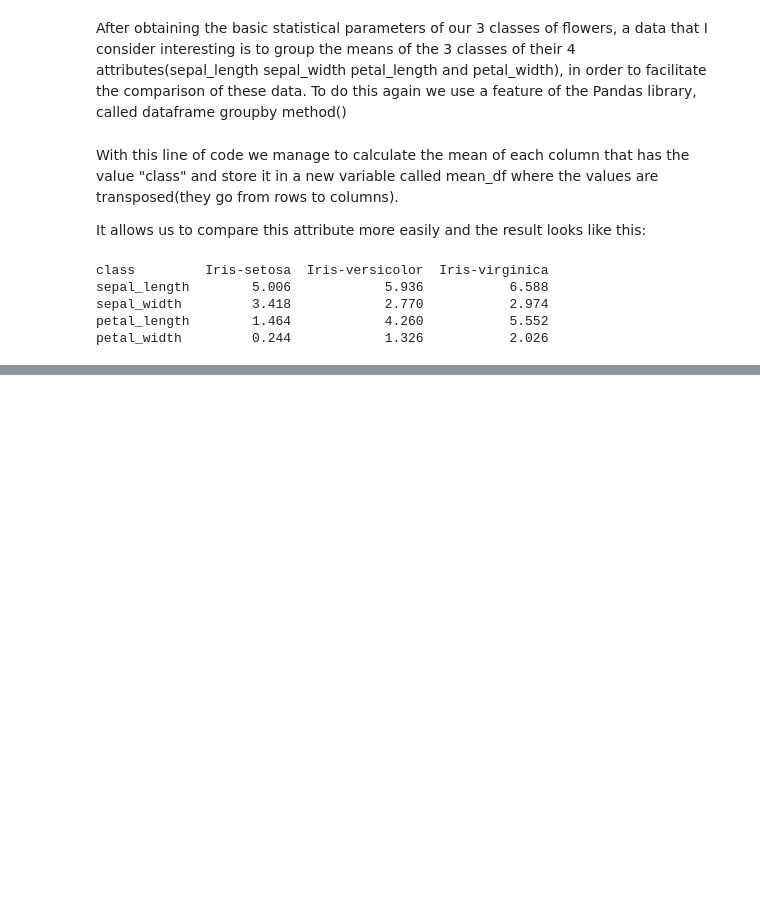
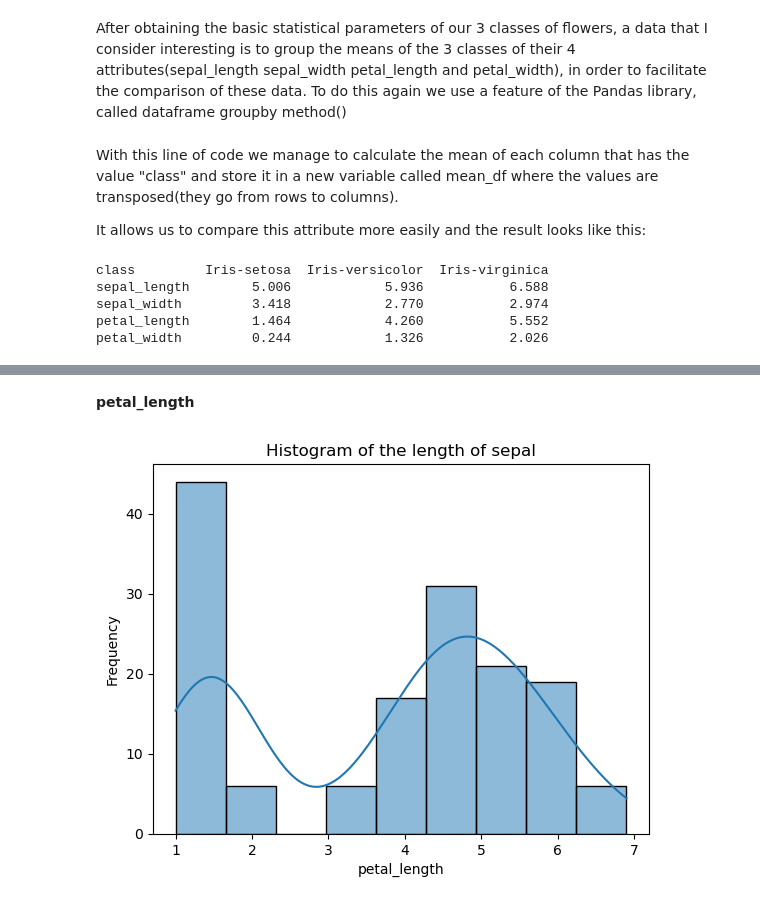
Before and after one commit to jalaca91/Fundamentals-data-analysis, a Jupyter notebook: project.ipynb, the cells around one changed output, grey strips where cells are left out. Cells and saved outputs as stored; diff of their text form; code cells hidden in the pictures; blank space fills up the shorter version.

```diff
--- a/project.ipynb
+++ b/project.ipynb
@@ -315,0 +385,12 @@ petal_width         0.244            1.326           2.026
+# %% [markdown]
+**petal_length**
+# %%
+# Create a histogram for sepal_length.
+
+sns.histplot(df["petal_length"], kde=True)
+plt.xlabel("petal_length")
+plt.ylabel("Frequency")
+plt.title("Histogram of the length of sepal")
+plt.show()
+# %% [output]
+[figure, added]
```
Also changed, not shown: parts of 20 cells of this notebook.
